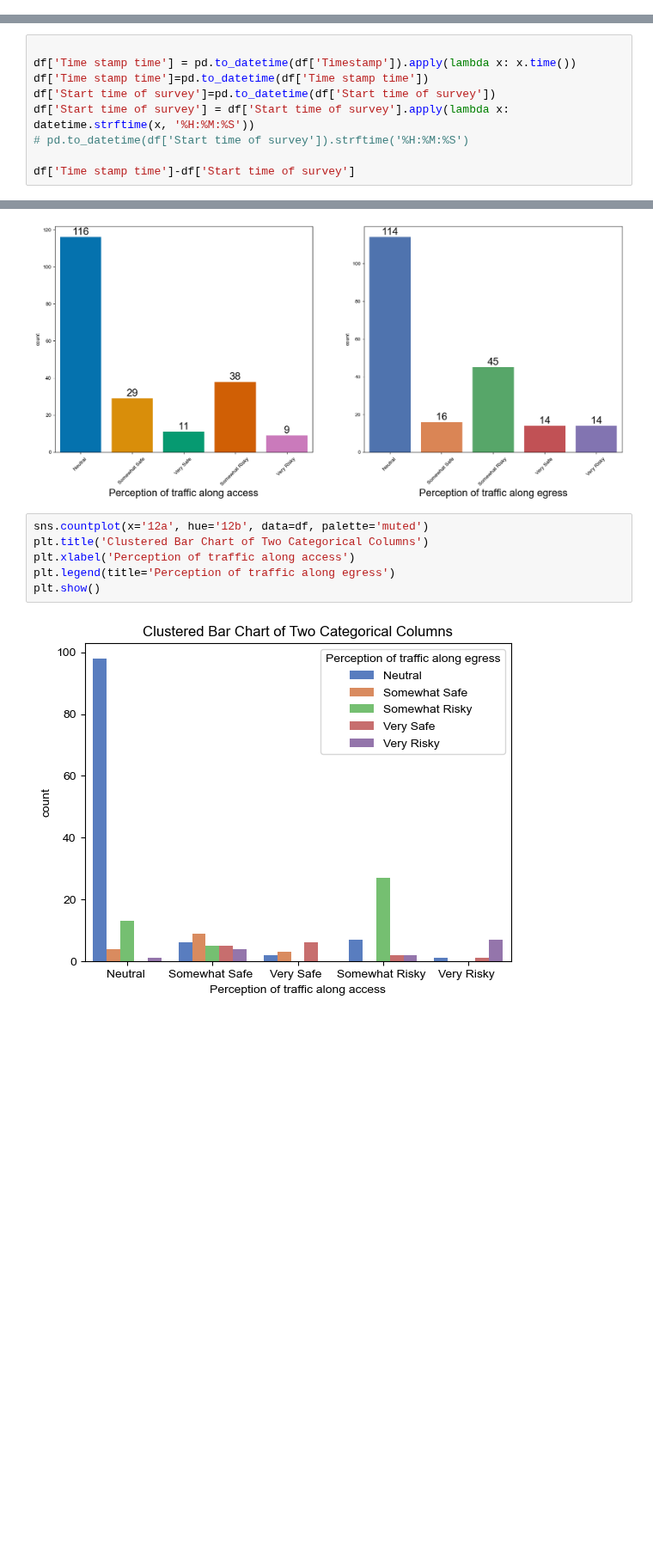
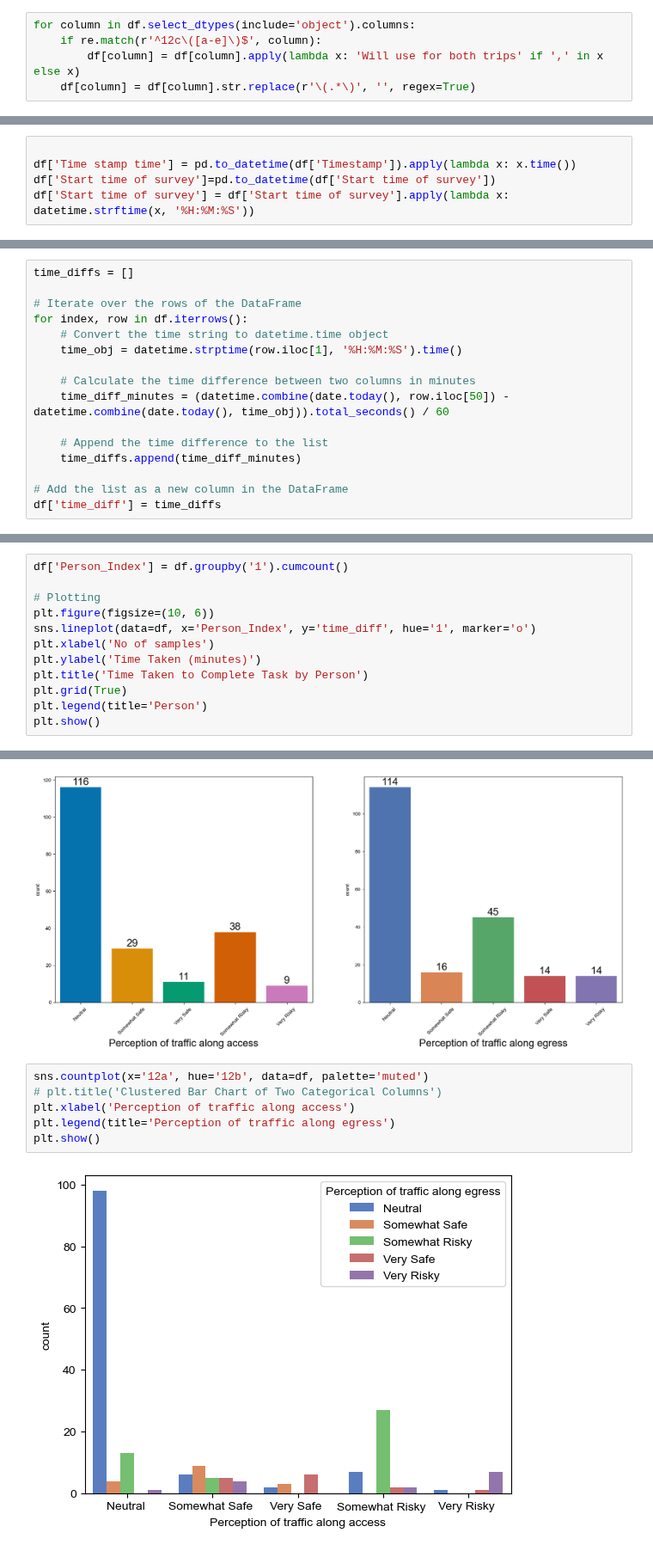
Before and after one commit to Gavaskar24/Metro, a Jupyter notebook: notebook/metro2.ipynb, the cells around one changed output, grey strips where cells are left out. Shown at 86% size. Drawn from its saved outputs; the diff is of its cells as text; blank space fills up the shorter version.

```diff
--- a/notebook/metro2.ipynb
+++ b/notebook/metro2.ipynb
@@ -62,3 +12,8 @@ print(df[df['21'].isna()]['1'].unique())
+# %%
+for column in df.select_dtypes(include='object').columns:
+    if re.match(r'^12c\([a-e]\)$', column):
+        df[column] = df[column].apply(lambda x: 'Will use for both trips' if ',' in x else x)
+    df[column] = df[column].str.replace(r'\(.*\)', '', regex=True)
 # %%
 df['1'].unique()
 # %% [output]
@@ -118,9 +98,5 @@ plt.show()
 # %%
 
 df['Time stamp time'] = pd.to_datetime(df['Timestamp']).apply(lambda x: x.time())
-df['Time stamp time']=pd.to_datetime(df['Time stamp time'])
 df['Start time of survey']=pd.to_datetime(df['Start time of survey'])
 df['Start time of survey'] = df['Start time of survey'].apply(lambda x: datetime.strftime(x, '%H:%M:%S'))
-# pd.to_datetime(df['Start time of survey']).strftime('%H:%M:%S')
-
-df['Time stamp time']-df['Start time of survey']
@@ -128,0 +103,16 @@ TypeError: <class 'datetime.time'> is not convertible to datetime, at position 0
+# %%
+time_diffs = []
+
+# Iterate over the rows of the DataFrame
+for index, row in df.iterrows():
+    # Convert the time string to datetime.time object
+    time_obj = datetime.strptime(row.iloc[1], '%H:%M:%S').time()
+
+    # Calculate the time difference between two columns in minutes
+    time_diff_minutes = (datetime.combine(date.today(), row.iloc[50]) - datetime.combine(date.today(), time_obj)).total_seconds() / 60
+
+    # Append the time difference to the list
+    time_diffs.append(time_diff_minutes)
+
+# Add the list as a new column in the DataFrame
+df['time_diff'] = time_diffs
@@ -128,0 +129,12 @@ TypeError: <class 'datetime.time'> is not convertible to datetime, at position 0
+# %%
+df['Person_Index'] = df.groupby('1').cumcount()
+
+# Plotting
+plt.figure(figsize=(10, 6))
+sns.lineplot(data=df, x='Person_Index', y='time_diff', hue='1', marker='o')
+plt.xlabel('No of samples')
+plt.ylabel('Time Taken (minutes)')
+plt.title('Time Taken to Complete Task by Person')
+plt.grid(True)
+plt.legend(title='Person')
+plt.show()
@@ -329,12 +323,12 @@ plt.show()
 [figure]
 # %%
 sns.countplot(x='12a', hue='12b', data=df, palette='muted')
-plt.title('Clustered Bar Chart of Two Categorical Columns')
+# plt.title('Clustered Bar Chart of Two Categorical Columns')
 plt.xlabel('Perception of traffic along access')
 plt.legend(title='Perception of traffic along egress')
 plt.show()
 # %% [output]
-[figure, old version]
+[figure, new version]
 # %%
 df_sorted_origin = df.sort_values(by='10b')
 df_sorted_destination = df.sort_values(by='11b')
```
Also changed, not shown: parts of 21 cells of this notebook, 2 other files.
